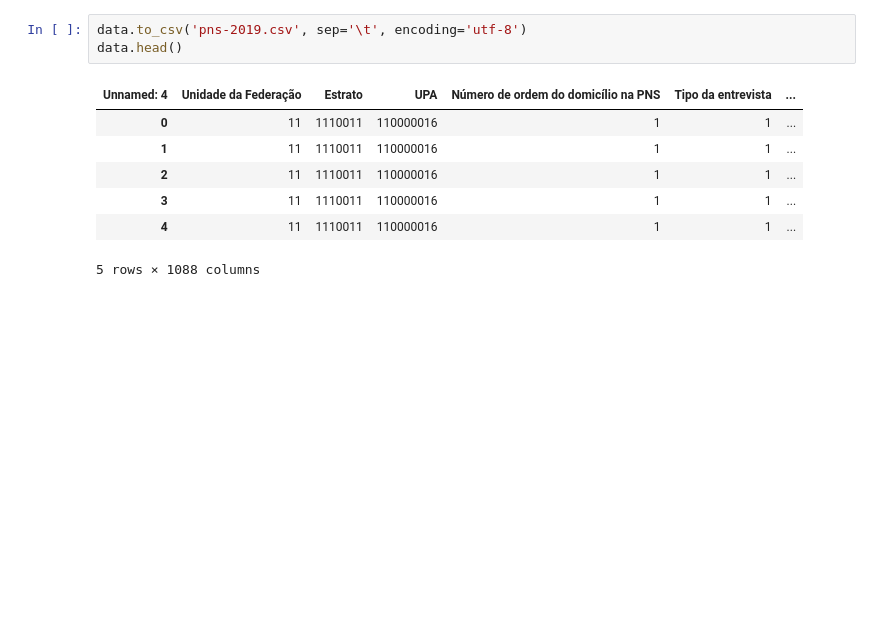
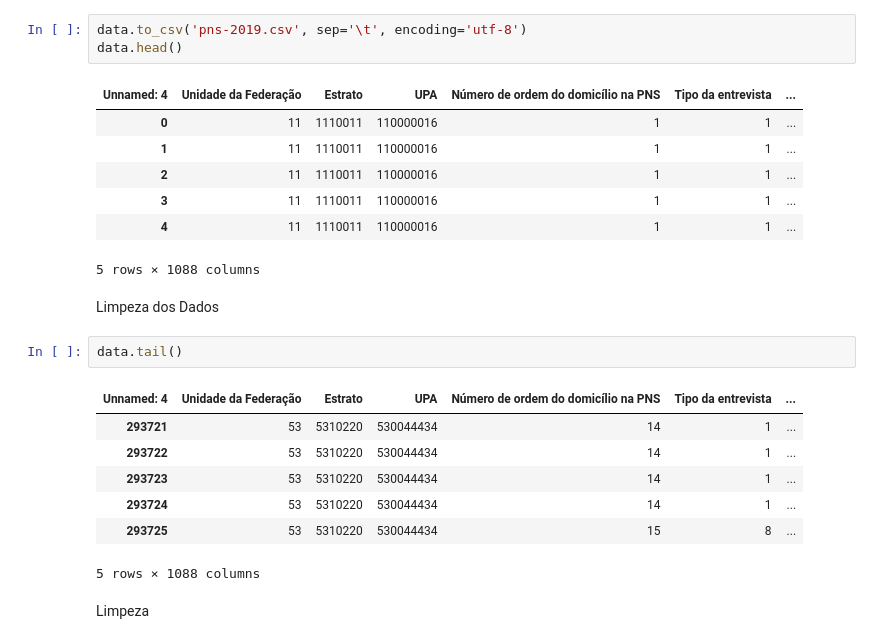
Before and after one commit to IgorLorentz/TOC-TDAH, a Jupyter notebook: main.ipynb, the cells around one changed output. Saved outputs shown, nothing was run; the diff lists cells and outputs as text; blank space fills up the shorter version.

Commit message:
Limpeza base

```diff
--- a/main.ipynb
+++ b/main.ipynb
@@ -101,3 +101,17 @@ data.head()
 | 3 | 11 | 1110011 | 110000016 | 1 | 1 | ... |
 | 4 | 11 | 1110011 | 110000016 | 1 | 1 | ... |
 5 rows × 1088 columns
+# %% [markdown]
+Limpeza dos Dados
+# %%
+data.tail()
+# %% [output]
+| Unnamed: 4 | Unidade da Federação | Estrato | UPA | Número de ordem do domicílio na PNS | Tipo da entrevista | ... |
+| 293721 | 53 | 5310220 | 530044434 | 14 | 1 | ... |
+| 293722 | 53 | 5310220 | 530044434 | 14 | 1 | ... |
+| 293723 | 53 | 5310220 | 530044434 | 14 | 1 | ... |
+| 293724 | 53 | 5310220 | 530044434 | 14 | 1 | ... |
+| 293725 | 53 | 5310220 | 530044434 | 15 | 8 | ... |
+5 rows × 1088 columns
+# %% [markdown]
+Limpeza
```
Also changed, not shown: parts of 4 cells of this notebook.
